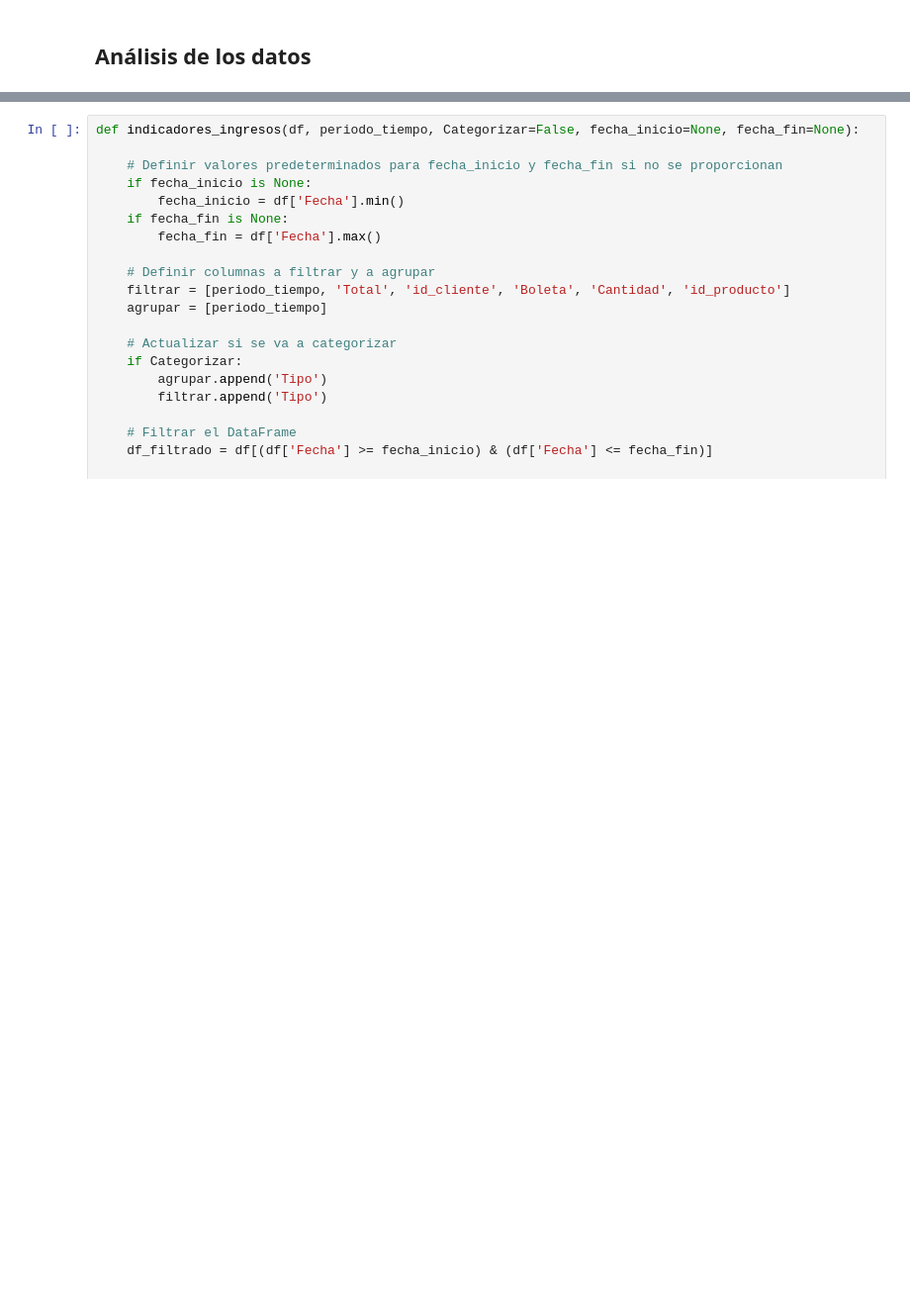
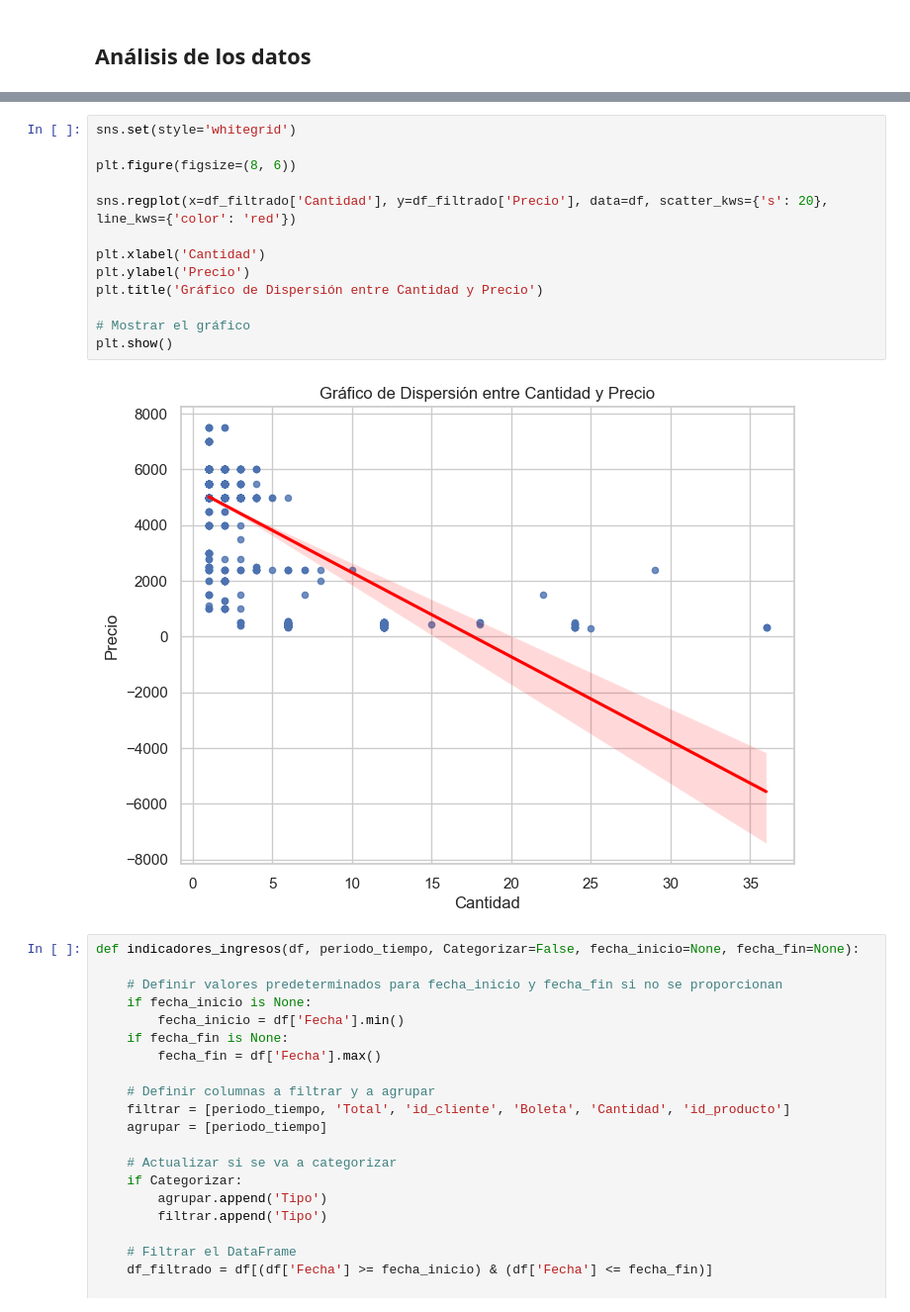
Before and after one commit to pipeyz21/minutaceci, a Jupyter notebook: apps/analisis_datos/notebooks/01_exploratorio_ingresos.ipynb, the cells around one changed output, grey strips where cells are left out. Shown at 99% size. Cells and saved outputs as stored; diff of their text form; blank space fills up the shorter version.

```diff
--- a/apps/analisis_datos/notebooks/01_exploratorio_ingresos.ipynb
+++ b/apps/analisis_datos/notebooks/01_exploratorio_ingresos.ipynb
@@ -67,3 +125,18 @@ df.describe()
+# %%
+sns.set(style='whitegrid')
+
+plt.figure(figsize=(8, 6))
+
+sns.regplot(x=df_filtrado['Cantidad'], y=df_filtrado['Precio'], data=df, scatter_kws={'s': 20}, line_kws={'color': 'red'})
+
+plt.xlabel('Cantidad')
+plt.ylabel('Precio')
+plt.title('Gráfico de Dispersión entre Cantidad y Precio')
+
+# Mostrar el gráfico
+plt.show()
+# %% [output]
+[figure, added]
 # %%
 def indicadores_ingresos(df, periodo_tiempo, Categorizar=False, fecha_inicio=None, fecha_fin=None):
 
```
Also changed, not shown: parts of 24 cells of this notebook, 9 other files.
